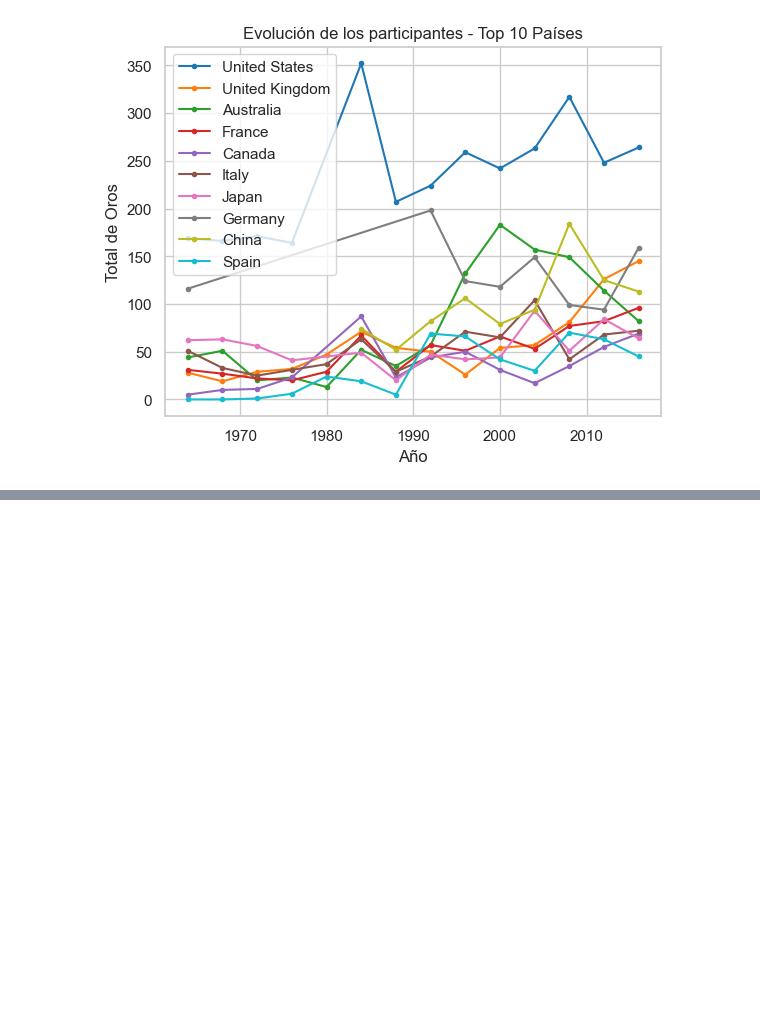
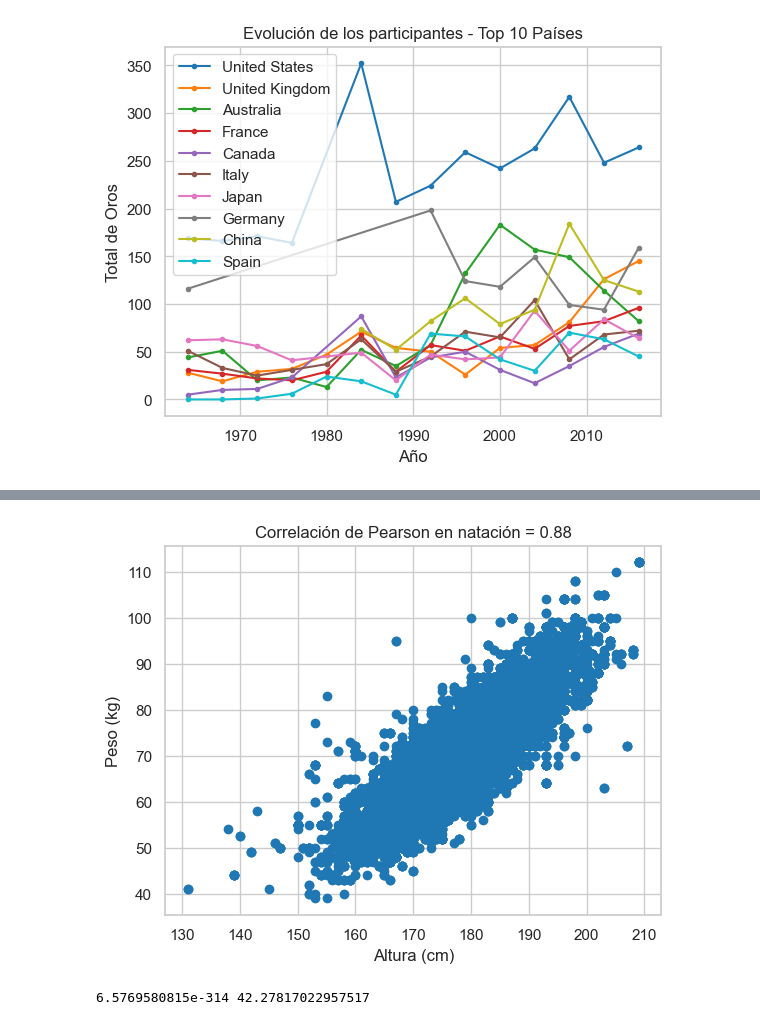
Before and after one commit to Digavi/master-analitica-datos-dimas-garcia, a Jupyter notebook: graficas_proyecto.ipynb, the cells around one changed output, grey strips where cells are left out. Drawn from its saved outputs; the diff is of its cells as text; code cells hidden in the pictures; blank space fills up the shorter version.

```diff
--- a/graficas_proyecto.ipynb
+++ b/graficas_proyecto.ipynb
@@ -248,0 +277,3 @@ fig.update_traces(marker=dict(size=5))
+# %%
+atletas_natacion_df = gold_atletas_df[gold_atletas_df['Sport'] == 'Swimming']
+#Hago lo mismo con los de natación
@@ -248,0 +290,8 @@ fig.update_traces(marker=dict(size=5))
+# %%
+plt.scatter(atletas_natacion_df['Height'],atletas_natacion_df['Weight'])
+plt.xlabel('Altura (cm)')
+plt.ylabel('Peso (kg)')
+plt.title(f'Correlación de Pearson en natación = {round(atletas_natacion_df['Height'].corr(atletas_natacion_df['Weight'],method='spearman'),2)}')
+plt.show()
+# %% [output]
+[figure, added]
@@ -248,0 +304,6 @@ fig.update_traces(marker=dict(size=5))
+# %%
+t_stat, p_value = ttest_ind(altura_hombres_baloncesto_df,altura_mujeres_baloncesto_df)
+print(p_value,t_stat)
+#p_value practicamente 0, t_stat = 42.28, asi que como era de esperar hay una diferencia significativa y la altura de los hombres es mucho mayor
+# %% [output]
+6.5769580815e-314 42.27817022957517
```
Also changed, not shown: parts of 32 cells of this notebook.
